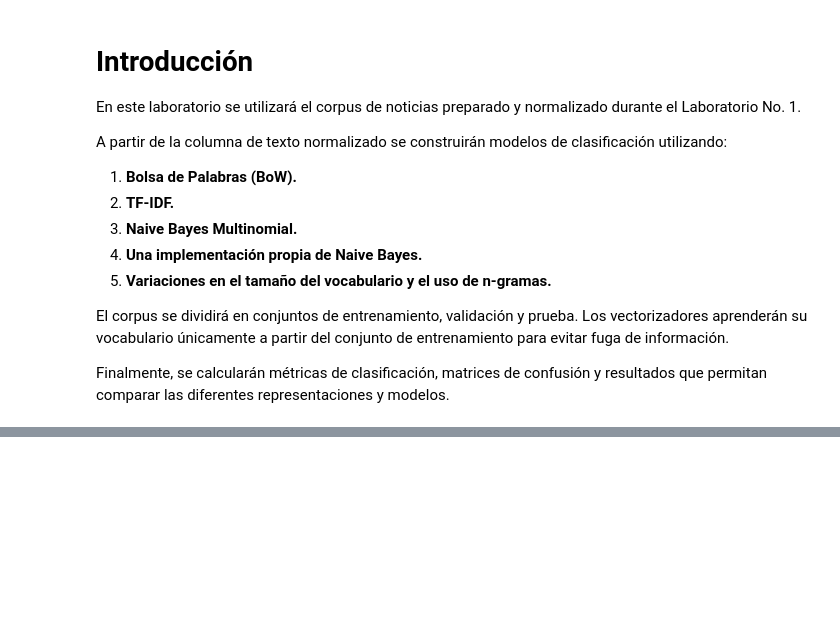
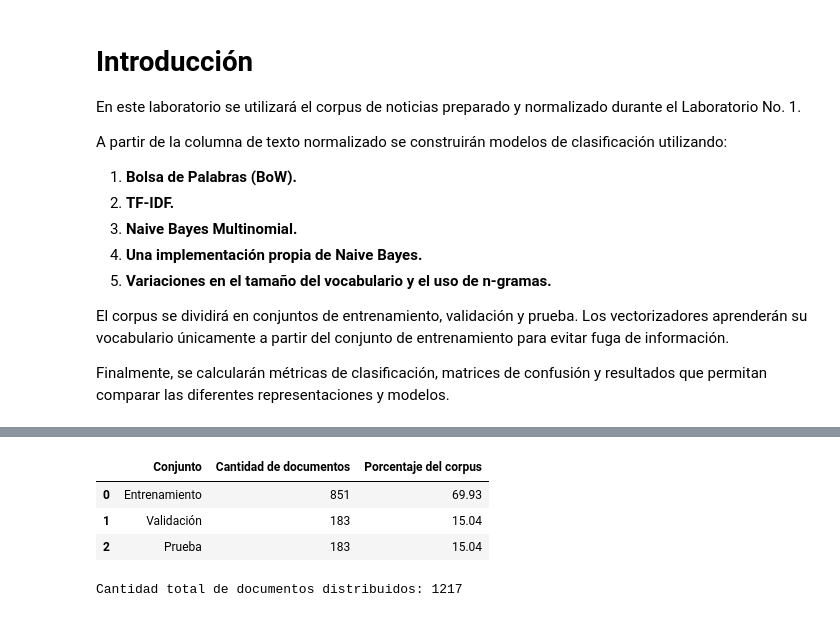
Before and after one commit to Jtanchezz/NLP, a Jupyter notebook: Lab3/lab3.ipynb, the cells around one changed output, grey strips where cells are left out. Drawn from its saved outputs; the diff is of its cells as text; code cells hidden in the pictures; blank space fills up the shorter version.

```diff
--- a/Lab3/lab3.ipynb
+++ b/Lab3/lab3.ipynb
@@ -104,0 +117,52 @@ El corpus está listo para continuar.
+# %%
+from sklearn.model_selection import train_test_split
+
+semilla_aleatoria = 42
+
+# Separar el 70 % del corpus para entrenamiento
+corpus_entrenamiento, corpus_temporal = train_test_split(
+    corpus,
+    test_size=0.30,
+    random_state=semilla_aleatoria,
+    stratify=corpus["Type"]
+)
+
+# Dividir el 30 % restante en validación y prueba
+corpus_validacion, corpus_prueba = train_test_split(
+    corpus_temporal,
+    test_size=0.50,
+    random_state=semilla_aleatoria,
+    stratify=corpus_temporal["Type"]
+)
+
+resumen_particiones = pd.DataFrame({
+    "Conjunto": [
+        "Entrenamiento",
+        "Validación",
+        "Prueba"
+    ],
+    "Cantidad de documentos": [
+        len(corpus_entrenamiento),
+        len(corpus_validacion),
+        len(corpus_prueba)
+    ]
+})
+
+resumen_particiones["Porcentaje del corpus"] = (
+    resumen_particiones["Cantidad de documentos"]
+    / len(corpus)
+    * 100
+).round(2)
+
+display(resumen_particiones)
+
+print(
+    "Cantidad total de documentos distribuidos:",
+    resumen_particiones["Cantidad de documentos"].sum()
+)
+# %% [output]
+|  | Conjunto | Cantidad de documentos | Porcentaje del corpus |
+| 0 | Entrenamiento | 851 | 69.93 |
+| 1 | Validación | 183 | 15.04 |
+| 2 | Prueba | 183 | 15.04 |
+Cantidad total de documentos distribuidos: 1217
```
Also changed, not shown: parts of 2 cells of this notebook.
